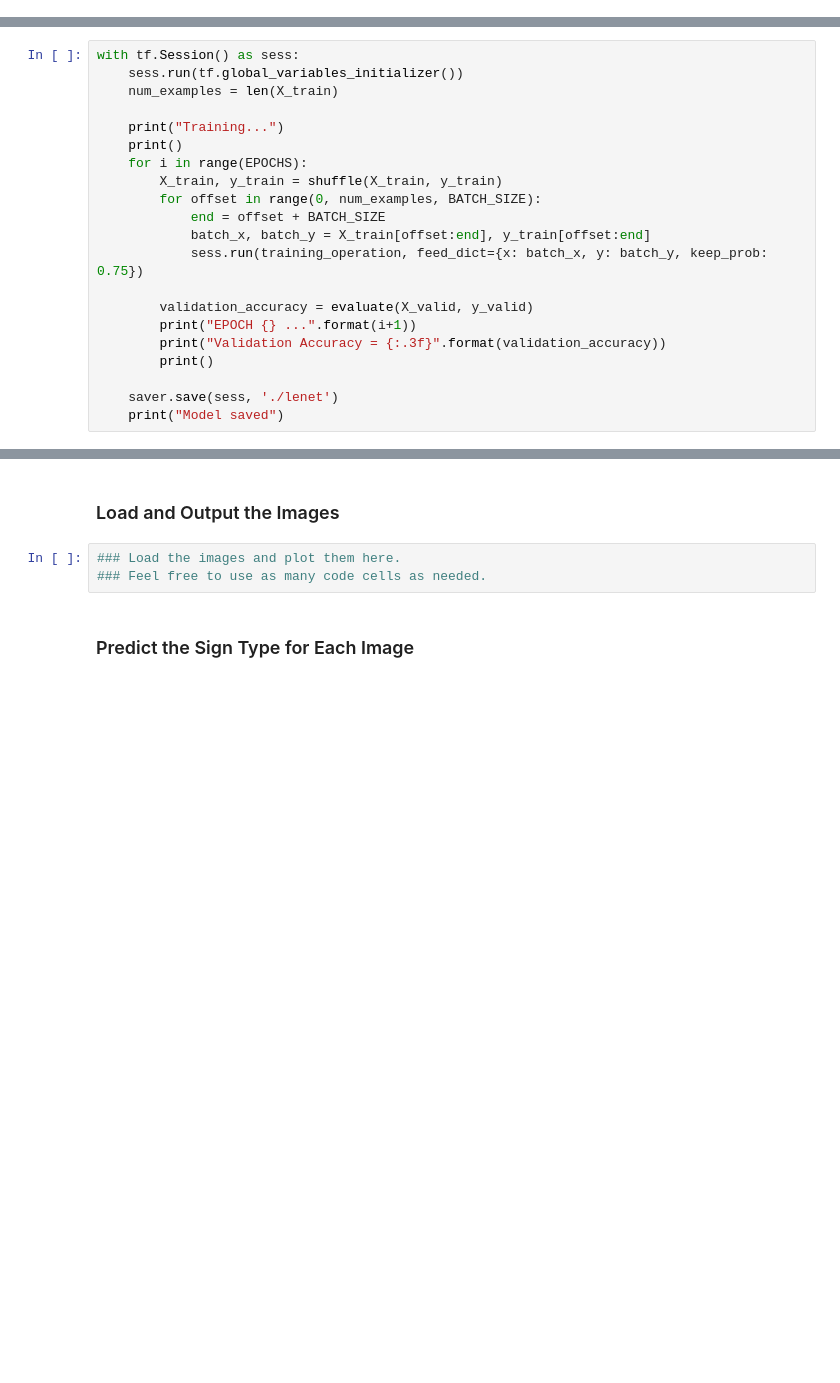
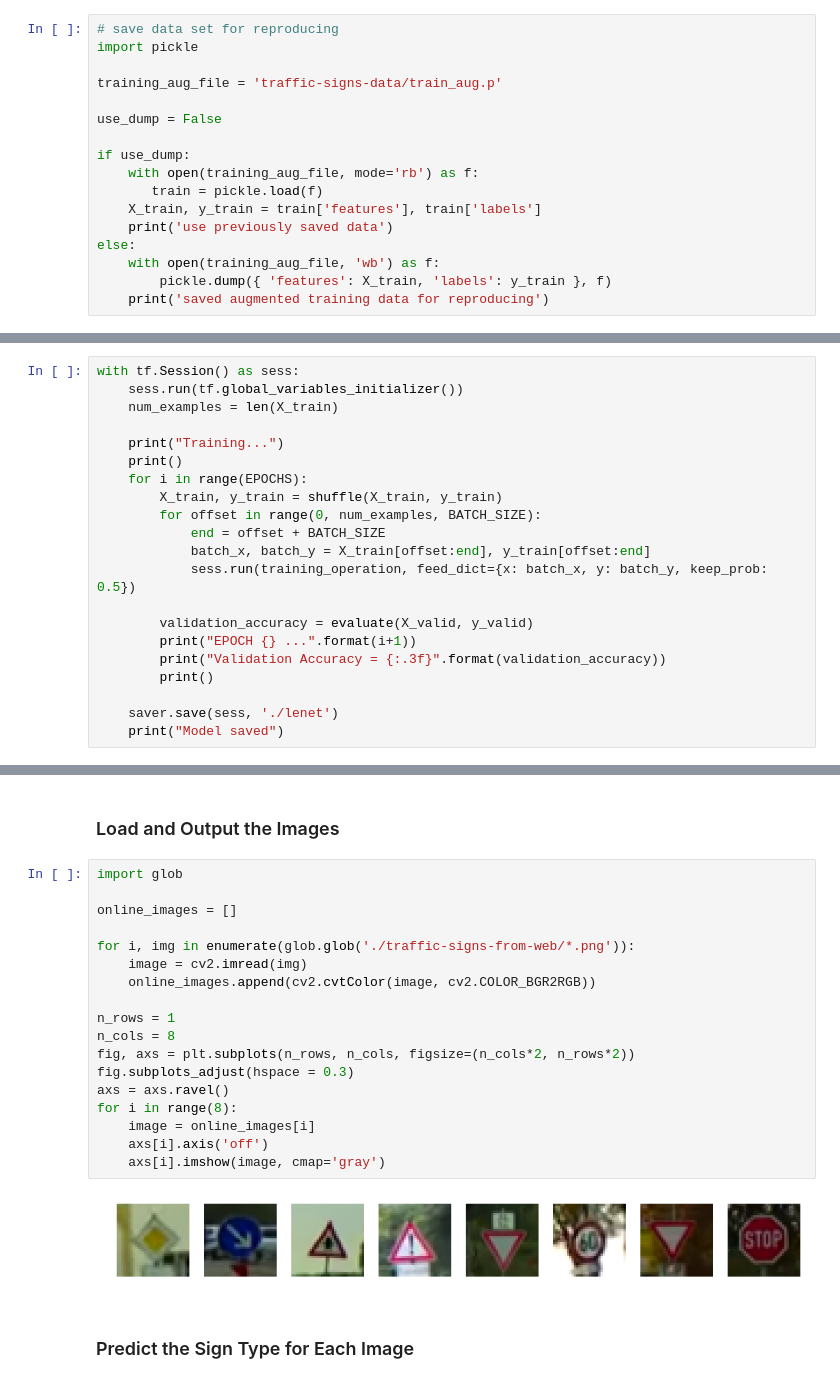
Before and after one commit to kei-sato/CarND-Traffic-Sign-Classifier-Project, a Jupyter notebook: Traffic_Sign_Classifier.ipynb, the cells around one changed output, grey strips where cells are left out. Cells and saved outputs as stored; diff of their text form; blank space fills up the shorter version.

Commit message:
test on the images found on the web

```diff
--- a/Traffic_Sign_Classifier.ipynb
+++ b/Traffic_Sign_Classifier.ipynb
@@ -365,0 +353,17 @@ if is_cpu:
+# %%
+# save data set for reproducing
+import pickle
+
+training_aug_file = 'traffic-signs-data/train_aug.p'
+
+use_dump = False
+
+if use_dump:
+    with open(training_aug_file, mode='rb') as f:
+       train = pickle.load(f)
+    X_train, y_train = train['features'], train['labels']
+    print('use previously saved data')
+else:
+    with open(training_aug_file, 'wb') as f:
+        pickle.dump({ 'features': X_train, 'labels': y_train }, f)
+    print('saved augmented training data for reproducing')
@@ -526,7 +532,7 @@ with tf.Session() as sess:
         for offset in range(0, num_examples, BATCH_SIZE):
             end = offset + BATCH_SIZE
             batch_x, batch_y = X_train[offset:end], y_train[offset:end]
-            sess.run(training_operation, feed_dict={x: batch_x, y: batch_y, keep_prob: 0.75})
+            sess.run(training_operation, feed_dict={x: batch_x, y: batch_y, keep_prob: 0.5})
 
         validation_accuracy = evaluate(X_valid, y_valid)
         print("EPOCH {} ...".format(i+1))
@@ -581,8 +604,25 @@ To give yourself more insight into how your model is working, download at least
 You may find `signnames.csv` useful as it contains mappings from the class id (integer) to the actual sign name.
 # %% [markdown]
 ### Load and Output the Images
-# %%
-### Load the images and plot them here.
-### Feel free to use as many code cells as needed.
+# %%
+import glob
+
+online_images = []
+
+for i, img in enumerate(glob.glob('./traffic-signs-from-web/*.png')):
+    image = cv2.imread(img)
+    online_images.append(cv2.cvtColor(image, cv2.COLOR_BGR2RGB))
+
+n_rows = 1
+n_cols = 8
+fig, axs = plt.subplots(n_rows, n_cols, figsize=(n_cols*2, n_rows*2))
+fig.subplots_adjust(hspace = 0.3)
+axs = axs.ravel()
+for i in range(8):
+    image = online_images[i]
+    axs[i].axis('off')
+    axs[i].imshow(image, cmap='gray')
+# %% [output]
+[figure, added]
 # %% [markdown]
 ### Predict the Sign Type for Each Image
```
Also changed, not shown: parts of 12 cells of this notebook, 8 other files.
